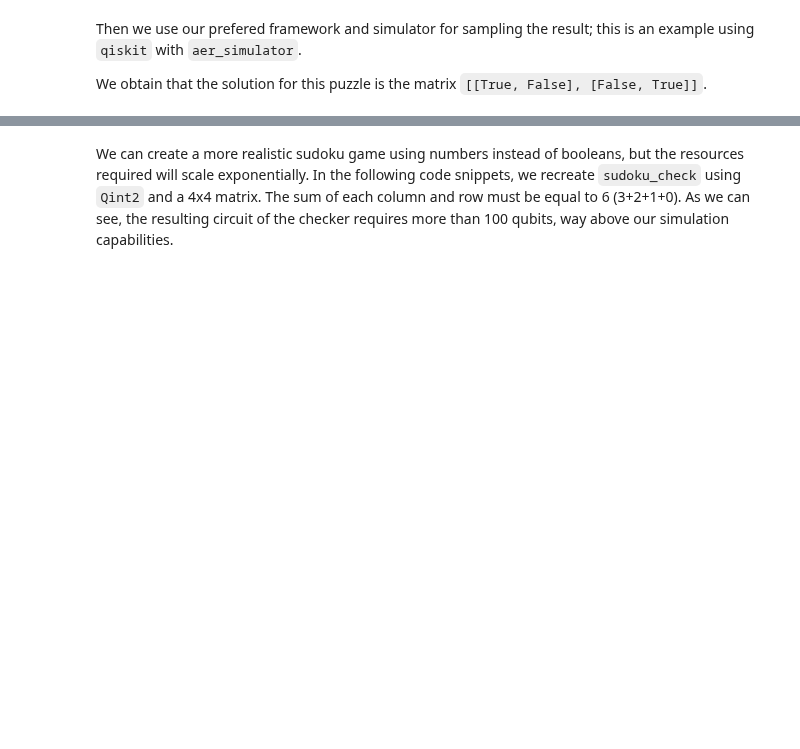
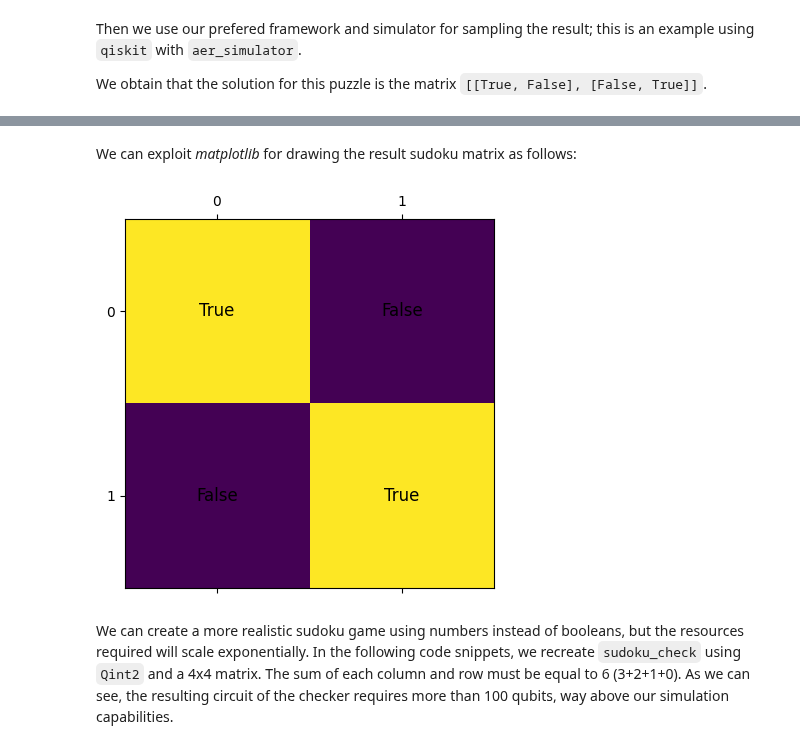
Before and after one commit to dakk/qlasskit, a Jupyter notebook: docs/source/example_grover_sudoku.ipynb, the cells around one changed output, grey strips where cells are left out. Saved outputs shown, nothing was run; the diff lists cells and outputs as text; code cells hidden in the pictures; blank space fills up the shorter version.

Commit message:
update sudoku

```diff
--- a/docs/source/example_grover_sudoku.ipynb
+++ b/docs/source/example_grover_sudoku.ipynb
@@ -43,3 +44,22 @@ plot_histogram(counts_readable)
+# %% [markdown]
+We can exploit *matplotlib* for drawing the result sudoku matrix as follows:
+# %%
+import matplotlib.pyplot as plt
+
+def draw_matrix(matrix):
+    fig, ax = plt.subplots()
+    ax.matshow(matrix, cmap='viridis')
+
+    for i in range(len(matrix)):
+        for j in range(len(matrix[0])):
+            ax.text(j, i, str(matrix[i][j]), va='center', ha='center', fontsize=12, color='black')
+
+    plt.show()
+
+m_res = list(filter(lambda x: x[1] > 500, counts_readable.items()))[0][0]
+draw_matrix(m_res)
+# %% [output]
+[figure, added]
 # %% [markdown]
 We can create a more realistic sudoku game using numbers instead of booleans, but the resources required will scale exponentially. In the following code snippets, we recreate `sudoku_check` using `Qint2` and a 4x4 matrix. The sum of each column and row must be equal to 6 (3+2+1+0). As we can see, the resulting circuit of the checker requires more than 100 qubits, way above our simulation capabilities.
 # %%
```
Also changed, not shown: parts of 3 cells of this notebook, 1 other file.
